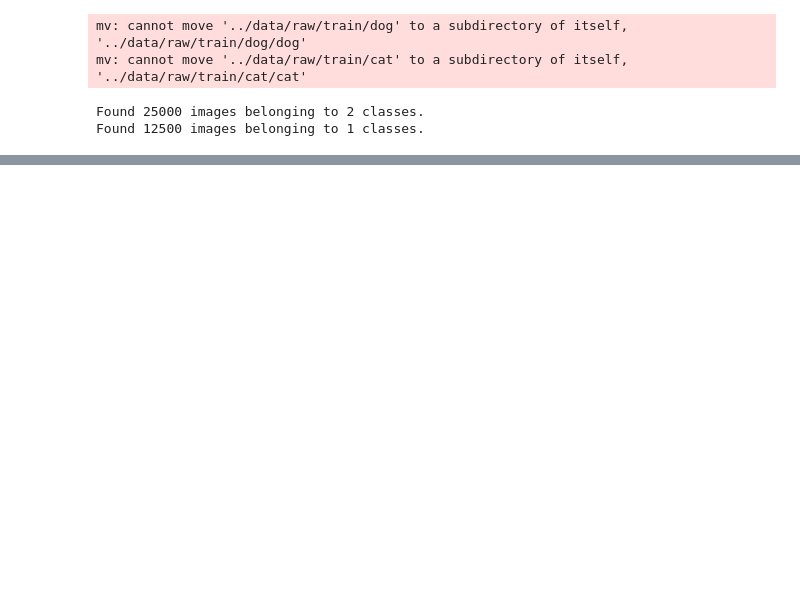
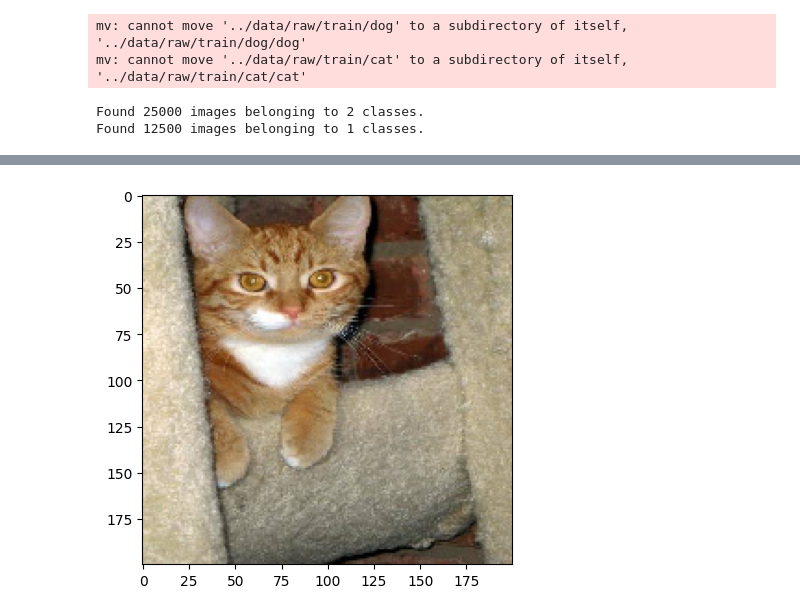
Before and after one commit to mfvilches/process_images, a Jupyter notebook: src/explore.ipynb, the cells around one changed output, grey strips where cells are left out. Drawn from its saved outputs; the diff is of its cells as text; code cells hidden in the pictures; blank space fills up the shorter version.

```diff
--- a/src/explore.ipynb
+++ b/src/explore.ipynb
@@ -75,0 +137,18 @@ Found 12500 images belonging to 1 classes.
+# %%
+from keras.models import load_model
+from tensorflow import keras
+from keras.preprocessing import image
+import numpy as np
+import matplotlib.pyplot as plt
+
+img = image.load_img("../data/raw/test1/15.jpg", target_size = (200, 200))
+img = np.asarray(img)
+plt.imshow(img)
+img = np.expand_dims(img, axis = 0)
+saved_model = load_model("../models/vgg16_1.h5")
+output = saved_model.predict(img)
+if output[0][0] > output[0][1]:
+    print("cat")
+else:
+    print("dog")
+# %% [output]
@@ -75,0 +157 @@ Found 12500 images belonging to 1 classes.
+[figure, added]
```
Also changed, not shown: parts of 9 cells of this notebook.
